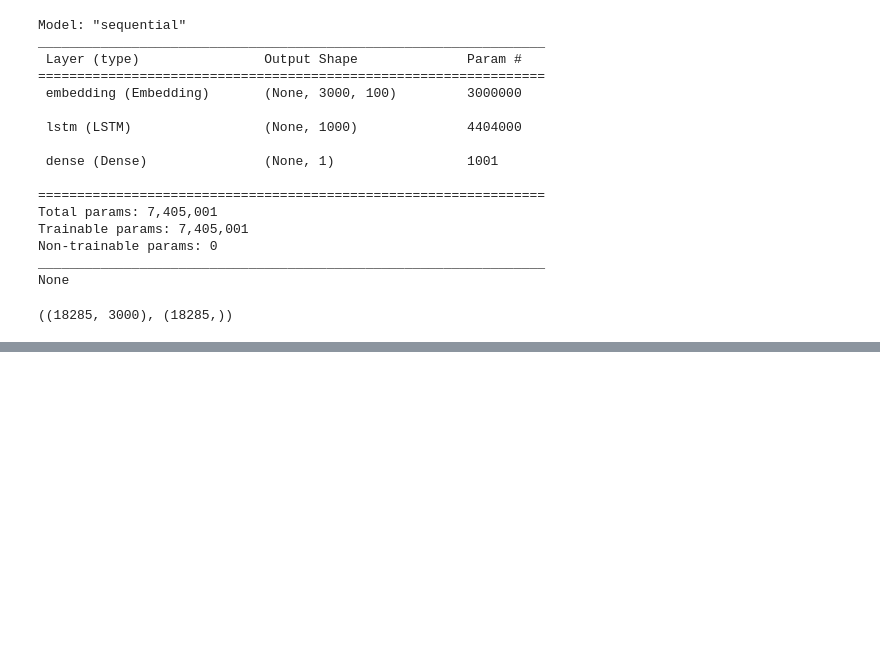
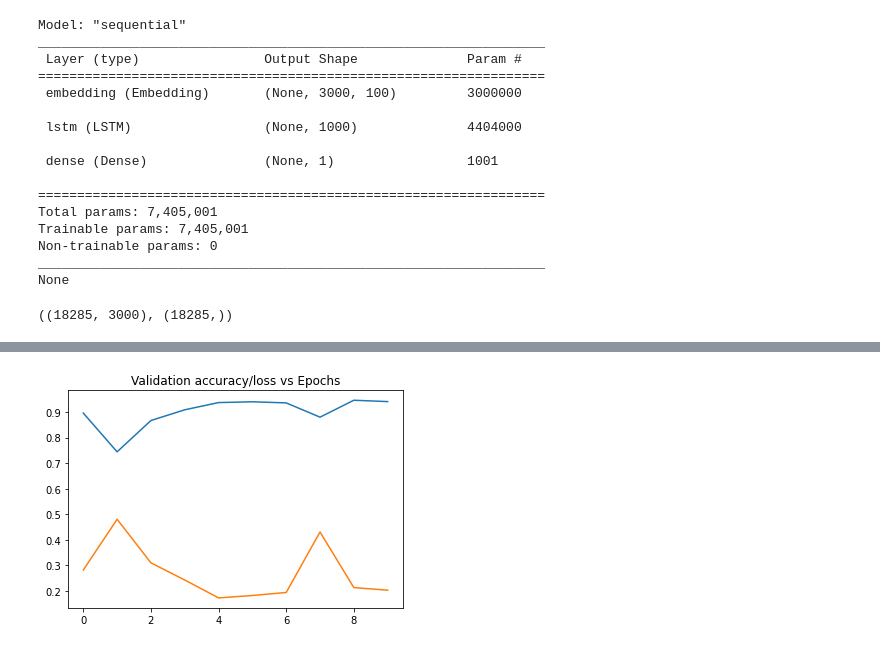
Before and after one commit to Gokul-GMenon/Fake-News-Classification_LSTM-Tensorflow, a Jupyter notebook: model_file.ipynb, the cells around one changed output, grey strips where cells are left out. Drawn from its saved outputs; the diff is of its cells as text; code cells hidden in the pictures; blank space fills up the shorter version.

```diff
--- a/model_file.ipynb
+++ b/model_file.ipynb
@@ -238,3 +242,11 @@ plt.show()
+# %%
+from matplotlib import pyplot as plt
+plt.title('Validation accuracy/loss vs Epochs')
+plt.plot(info.history['val_accuracy'])
+plt.plot(info.history['val_loss'])
+plt.show()
+# %% [output]
+[figure, added]
 # %%
 # Saving the model
 model.save(os.path.join('Models', 'Model.h5'))
```
Also changed, not shown: parts of 9 cells of this notebook, 1 other file.
